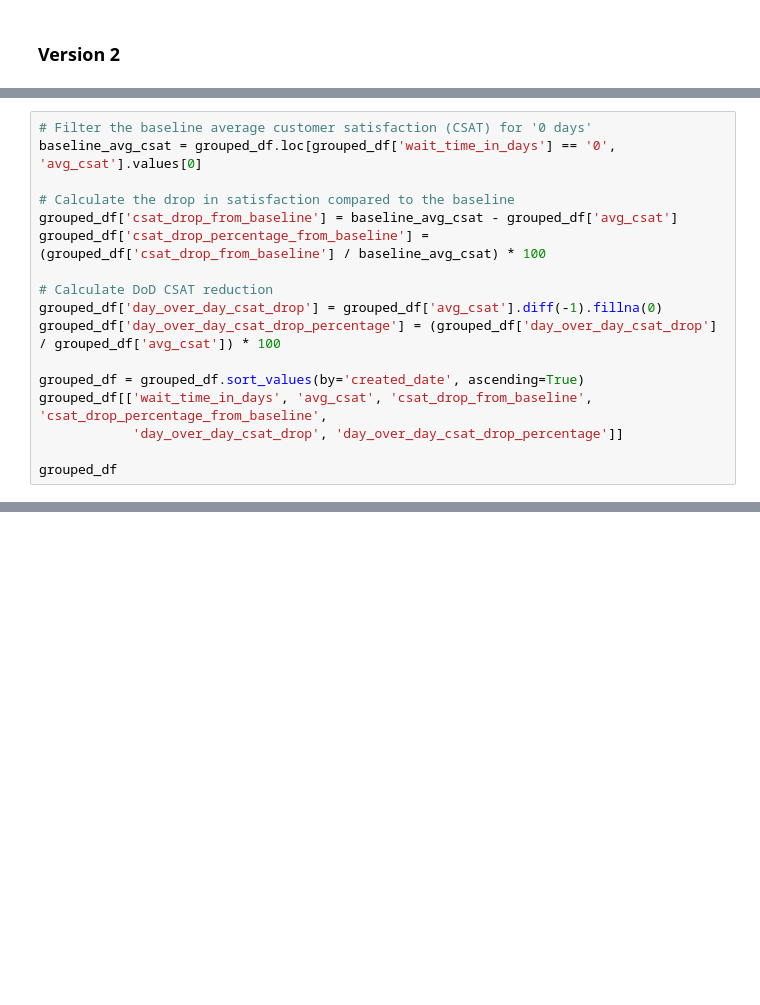
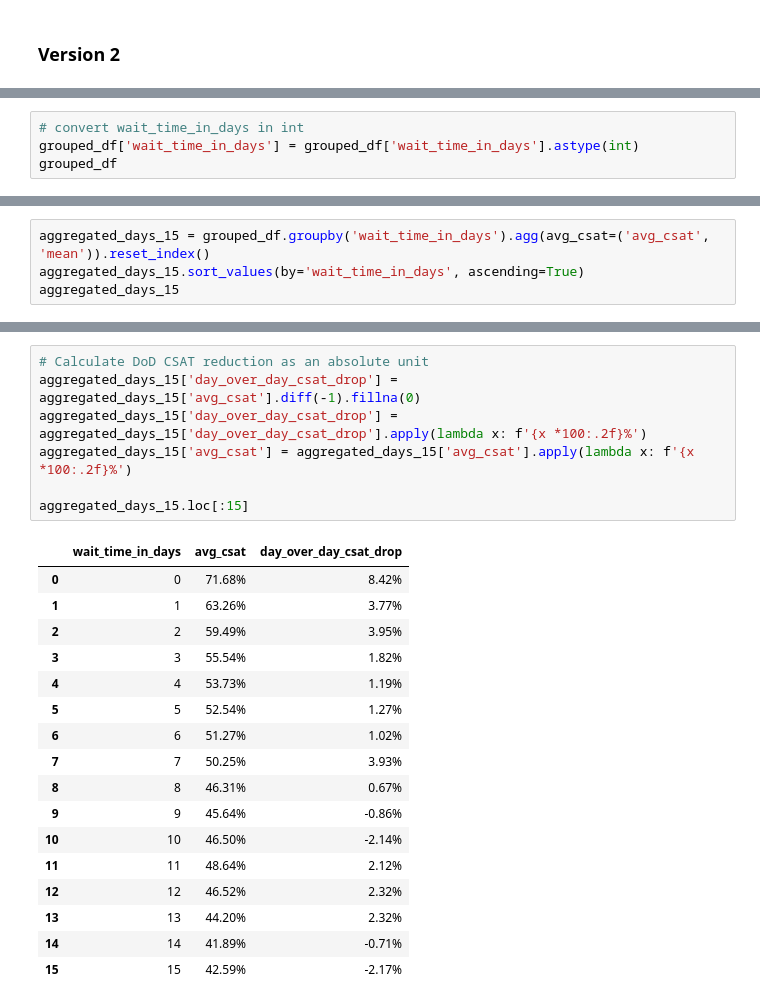
Before and after one commit to krisiafezollin26/granger_statistics, a Jupyter notebook: CSAT_vs_time.ipynb, the cells around one changed output, grey strips where cells are left out. Cells and saved outputs as stored; diff of their text form; blank space fills up the shorter version.

```diff
--- a/CSAT_vs_time.ipynb
+++ b/CSAT_vs_time.ipynb
@@ -496,19 +498,2 @@ grouped_df.sort_values(by='created_date', ascending=True)
 | 8094 | 2025-01-15 | 7 | 2 | 1.000000 | 7.242326 | 0.502483 |
 8095 rows × 6 columns
-# %%
-# Filter the baseline average customer satisfaction (CSAT) for '0 days'
-baseline_avg_csat = grouped_df.loc[grouped_df['wait_time_in_days'] == '0', 'avg_csat'].values[0]
-
-# Calculate the drop in satisfaction compared to the baseline
-grouped_df['csat_drop_from_baseline'] = baseline_avg_csat - grouped_df['avg_csat']
-grouped_df['csat_drop_percentage_from_baseline'] = (grouped_df['csat_drop_from_baseline'] / baseline_avg_csat) * 100
-
-# Calculate DoD CSAT reduction
-grouped_df['day_over_day_csat_drop'] = grouped_df['avg_csat'].diff(-1).fillna(0)
-grouped_df['day_over_day_csat_drop_percentage'] = (grouped_df['day_over_day_csat_drop'] / grouped_df['avg_csat']) * 100
-
-grouped_df = grouped_df.sort_values(by='created_date', ascending=True)
-grouped_df[['wait_time_in_days', 'avg_csat', 'csat_drop_from_baseline', 'csat_drop_percentage_from_baseline',
-            'day_over_day_csat_drop', 'day_over_day_csat_drop_percentage']]
-
-grouped_df
@@ -592,0 +500,4 @@ plt.show()
+# %%
+# convert wait_time_in_days in int
+grouped_df['wait_time_in_days'] = grouped_df['wait_time_in_days'].astype(int)
+grouped_df
@@ -592,0 +518,4 @@ plt.show()
+# %%
+aggregated_days_15 = grouped_df.groupby('wait_time_in_days').agg(avg_csat=('avg_csat', 'mean')).reset_index()
+aggregated_days_15.sort_values(by='wait_time_in_days', ascending=True)
+aggregated_days_15
@@ -592,0 +536,25 @@ plt.show()
+# %%
+# Calculate DoD CSAT reduction as an absolute unit
+aggregated_days_15['day_over_day_csat_drop'] = aggregated_days_15['avg_csat'].diff(-1).fillna(0)
+aggregated_days_15['day_over_day_csat_drop'] = aggregated_days_15['day_over_day_csat_drop'].apply(lambda x: f'{x *100:.2f}%')
+aggregated_days_15['avg_csat'] = aggregated_days_15['avg_csat'].apply(lambda x: f'{x *100:.2f}%')
+
+aggregated_days_15.loc[:15]
+# %% [output]
+|  | wait_time_in_days | avg_csat | day_over_day_csat_drop |
+| 0 | 0 | 71.68% | 8.42% |
+| 1 | 1 | 63.26% | 3.77% |
+| 2 | 2 | 59.49% | 3.95% |
+| 3 | 3 | 55.54% | 1.82% |
+| 4 | 4 | 53.73% | 1.19% |
+| 5 | 5 | 52.54% | 1.27% |
+| 6 | 6 | 51.27% | 1.02% |
+| 7 | 7 | 50.25% | 3.93% |
+| 8 | 8 | 46.31% | 0.67% |
+| 9 | 9 | 45.64% | -0.86% |
+| 10 | 10 | 46.50% | -2.14% |
+| 11 | 11 | 48.64% | 2.12% |
+| 12 | 12 | 46.52% | 2.32% |
+| 13 | 13 | 44.20% | 2.32% |
+| 14 | 14 | 41.89% | -0.71% |
+| 15 | 15 | 42.59% | -2.17% |
```
Also changed, not shown: parts of 11 cells of this notebook.
